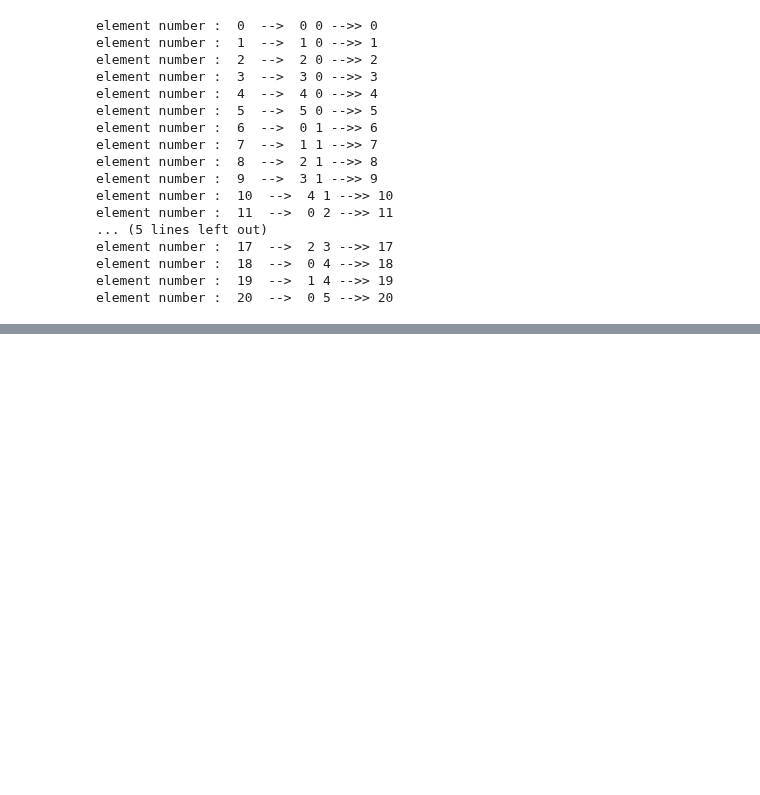
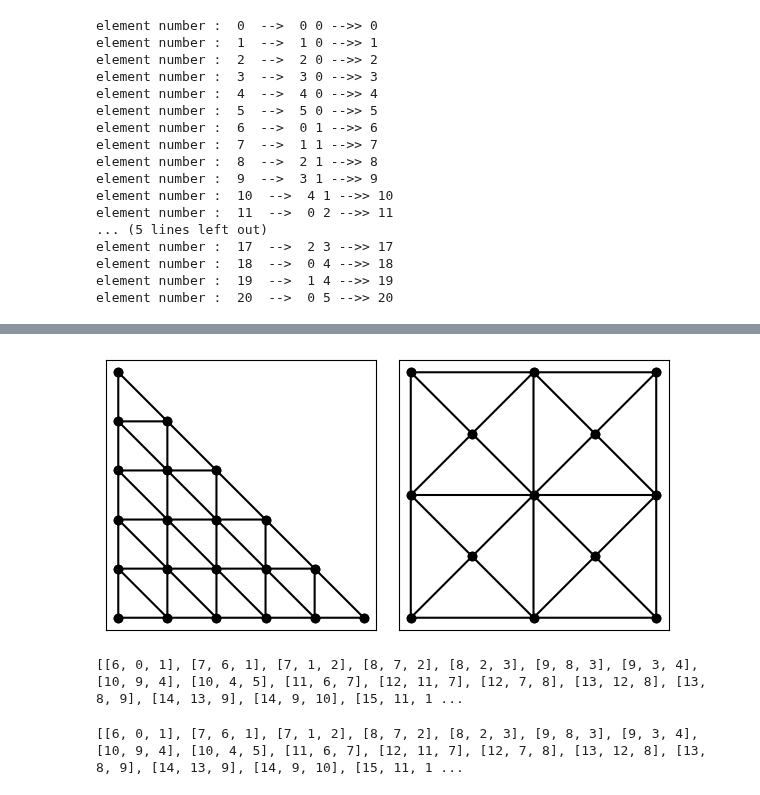
Before and after one commit to biondo999/napde_project, a Jupyter notebook: mesh_building/fucking_mesh.ipynb, the cells around one changed output, grey strips where cells are left out. Saved outputs shown, nothing was run; the diff lists cells and outputs as text; code cells hidden in the pictures; blank space fills up the shorter version.

```diff
--- a/mesh_building/fucking_mesh.ipynb
+++ b/mesh_building/fucking_mesh.ipynb
@@ -73,7 +75,7 @@ element number :  20  -->  0 5 -->> 20
 
 l=[]
 for jj in range(0,T.N):
-    for ii in range(0,T.N-jj):
+    for ii in range(0,T.N-jj-1):
         print(ii,jj,'triangle -->')
 
         temp=[]
@@ -121,0 +124,11 @@ print(l)
+# %%
+
+l=[]
+for jj in range(0,T.N-1):
+    for ii in range(0,T.N-jj-1):
+        #print(ii,jj,'triangle -->')
+        if (ii!=T.N-jj-2):
+            print('* ',end='')
+        else:
+            print('o')
+    print()
@@ -121,0 +299,14 @@ print(l)
+# %%
+t=tr.triangulate(dict(vertices=grid))
+t['triangles']=l
+tr.compare(plt,t,B)
+# %% [output]
+[figure, added]
+# %%
+print(l)
+# %% [output]
+[[6, 0, 1], [7, 6, 1], [7, 1, 2], [8, 7, 2], [8, 2, 3], [9, 8, 3], [9, 3, 4], [10, 9, 4], [10, 4, 5], [11, 6, 7], [12, 11, 7], [12, 7, 8], [13, 12, 8], [13, 8, 9], [14, 13, 9], [14, 9, 10], [15, 11, 1 ...
+# %%
+print(t['triangles'])
+# %% [output]
+[[6, 0, 1], [7, 6, 1], [7, 1, 2], [8, 7, 2], [8, 2, 3], [9, 8, 3], [9, 3, 4], [10, 9, 4], [10, 4, 5], [11, 6, 7], [12, 11, 7], [12, 7, 8], [13, 12, 8], [13, 8, 9], [14, 13, 9], [14, 9, 10], [15, 11, 1 ...
```
Also changed, not shown: parts of 15 cells of this notebook.
